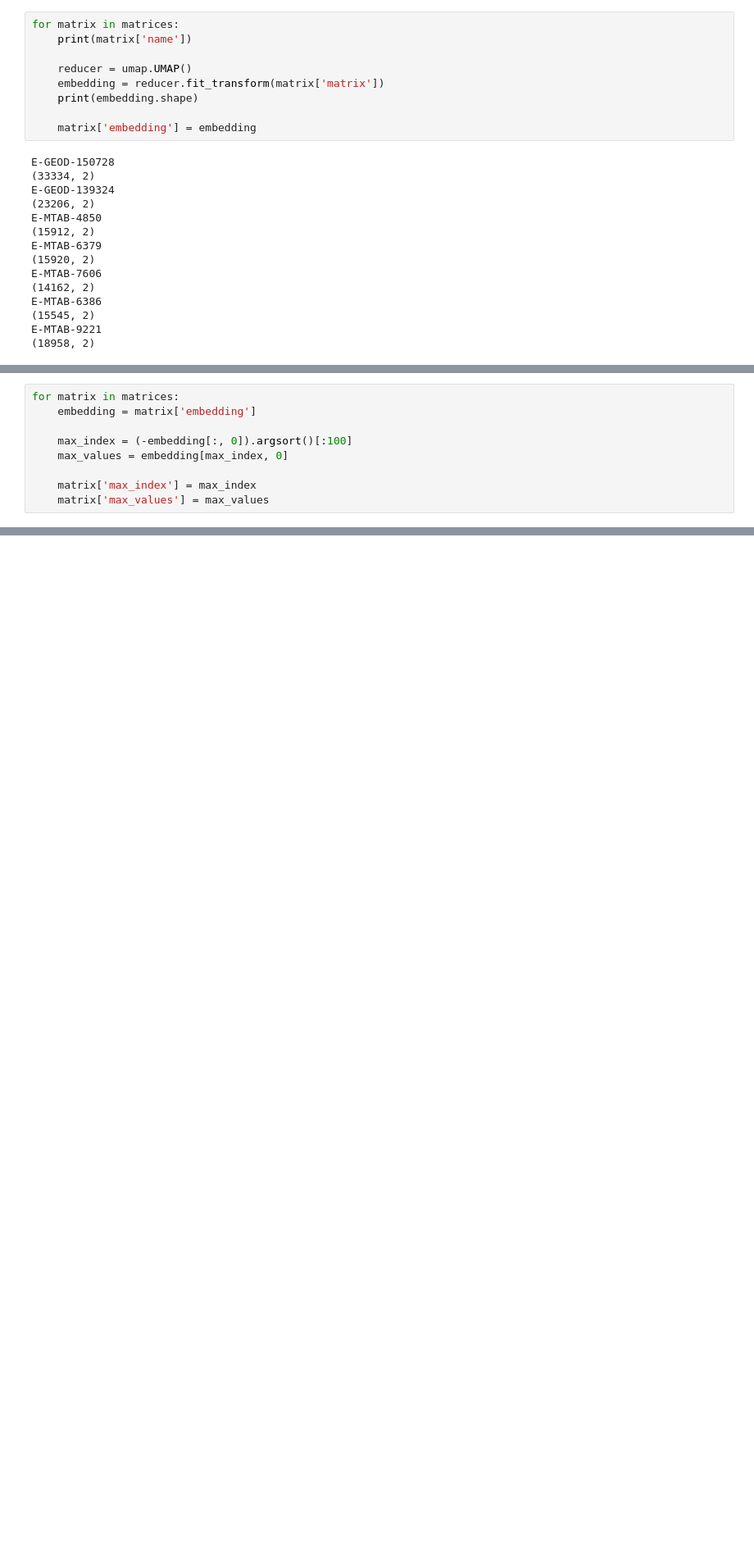
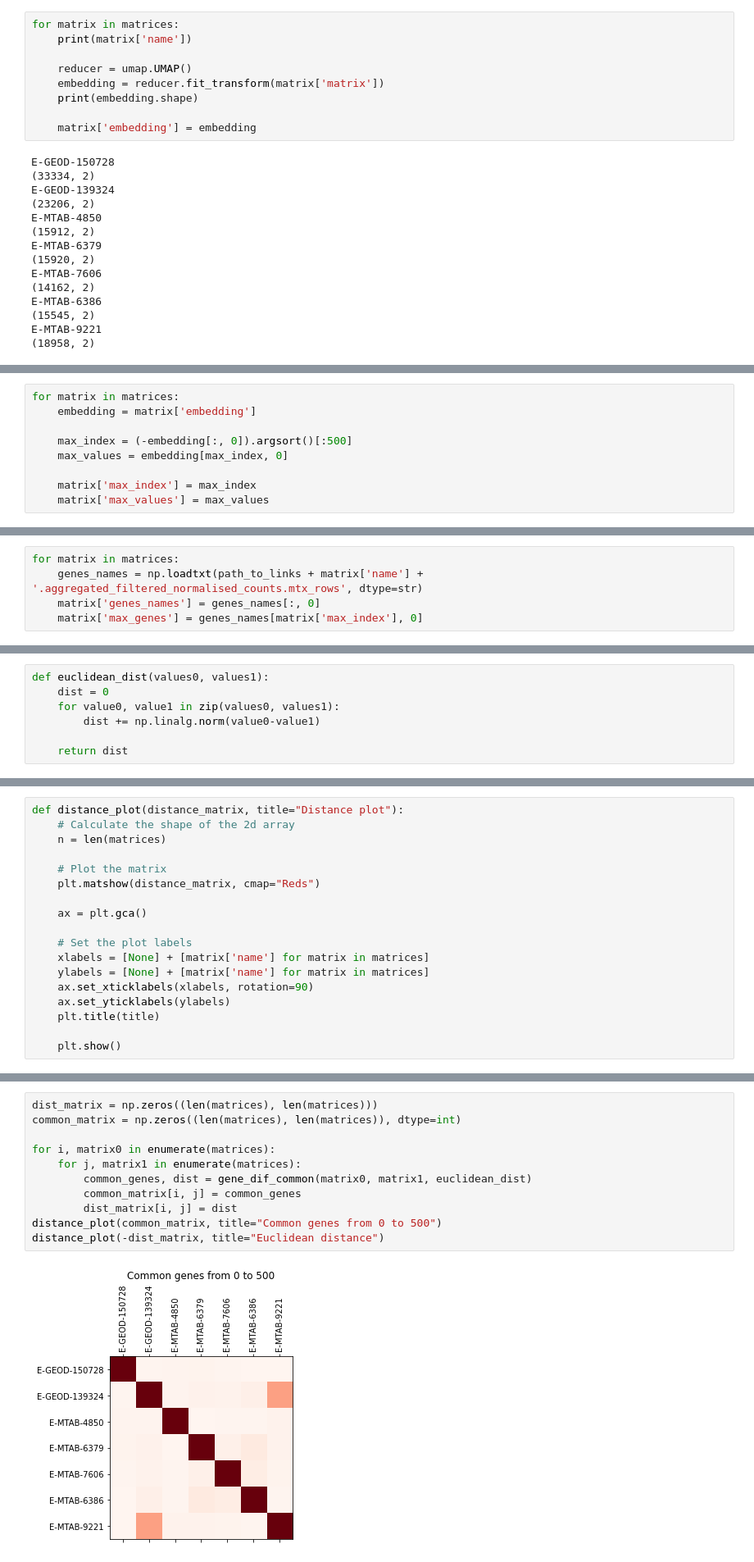
Before and after one commit to edusalcas/single-cell, a Jupyter notebook: SingleCell-PyProject/Clustering.ipynb, the cells around one changed output, grey strips where cells are left out. Shown at 82% size. Drawn from its saved outputs; the diff is of its cells as text; blank space fills up the shorter version.

```diff
--- a/SingleCell-PyProject/Clustering.ipynb
+++ b/SingleCell-PyProject/Clustering.ipynb
@@ -494,7 +501,7 @@ fig.show()
 for matrix in matrices:
     embedding = matrix['embedding']
 
-    max_index = (-embedding[:, 0]).argsort()[:100]
+    max_index = (-embedding[:, 0]).argsort()[:500]
     max_values = embedding[max_index, 0]
 
     matrix['max_index'] = max_index
@@ -521,0 +511,5 @@ matrices[2]
+# %%
+for matrix in matrices:
+    genes_names = np.loadtxt(path_to_links + matrix['name'] + '.aggregated_filtered_normalised_counts.mtx_rows', dtype=str)
+    matrix['genes_names'] = genes_names[:, 0]
+    matrix['max_genes'] = genes_names[matrix['max_index'], 0]
@@ -521,0 +575,7 @@ matrices[2]
+# %%
+def euclidean_dist(values0, values1):
+    dist = 0
+    for value0, value1 in zip(values0, values1):
+        dist += np.linalg.norm(value0-value1)
+
+    return dist
@@ -521,0 +585,18 @@ matrices[2]
+# %%
+def distance_plot(distance_matrix, title="Distance plot"):
+    # Calculate the shape of the 2d array
+    n = len(matrices)
+
+    # Plot the matrix
+    plt.matshow(distance_matrix, cmap="Reds")
+
+    ax = plt.gca()
+
+    # Set the plot labels
+    xlabels = [None] + [matrix['name'] for matrix in matrices]
+    ylabels = [None] + [matrix['name'] for matrix in matrices]
+    ax.set_xticklabels(xlabels, rotation=90)
+    ax.set_yticklabels(ylabels)
+    plt.title(title)
+
+    plt.show()
@@ -521,0 +607,13 @@ matrices[2]
+# %%
+dist_matrix = np.zeros((len(matrices), len(matrices)))
+common_matrix = np.zeros((len(matrices), len(matrices)), dtype=int)
+
+for i, matrix0 in enumerate(matrices):
+    for j, matrix1 in enumerate(matrices):
+        common_genes, dist = gene_dif_common(matrix0, matrix1, euclidean_dist)
+        common_matrix[i, j] = common_genes
+        dist_matrix[i, j] = dist
+distance_plot(common_matrix, title="Common genes from 0 to 500")
+distance_plot(-dist_matrix, title="Euclidean distance")
+# %% [output]
+[figure, added]
```
Also changed, not shown: parts of 21 cells of this notebook.
